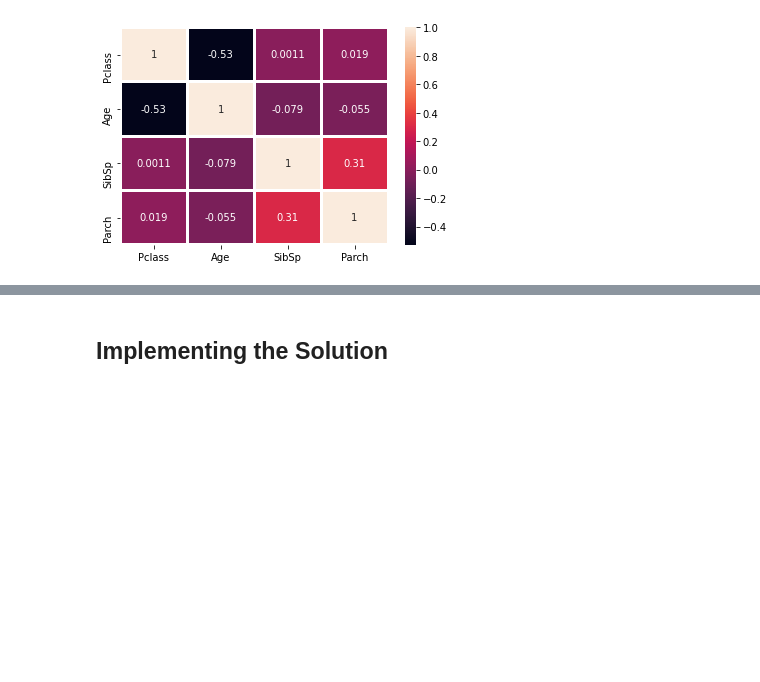
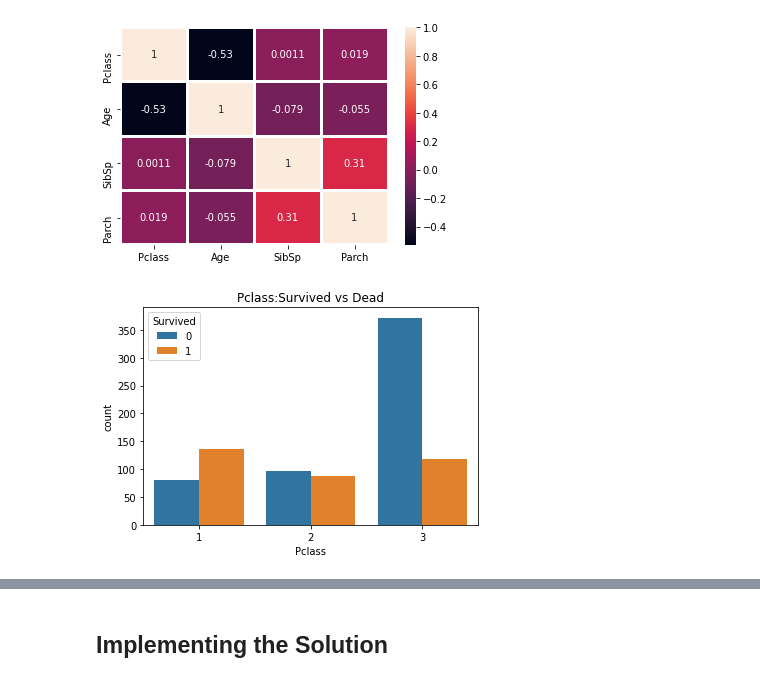
Before and after one commit to JeromeMberia/KNN_and_Naive_Bayes, a Jupyter notebook: Independent_Project_Week_9(Titanic__Data_Set).ipynb, the cells around one changed output, grey strips where cells are left out. Saved outputs shown, nothing was run; the diff lists cells and outputs as text; code cells hidden in the pictures; blank space fills up the shorter version.

```diff
--- a/Independent_Project_Week_9(Titanic__Data_Set).ipynb
+++ b/Independent_Project_Week_9(Titanic__Data_Set).ipynb
@@ -972,3 +972,9 @@ sns.heatmap(Test.corr(),annot=True, linewidths=2, linecolor='white')
 plt.show()
 # %% [output]
 [figure]
+# %%
+sns.countplot('Pclass',hue='Survived',data=Train)
+plt.title('Pclass:Survived vs Dead')
+plt.show()
+# %% [output]
+[figure, added]
```
Also changed, not shown: parts of 6 cells of this notebook.
